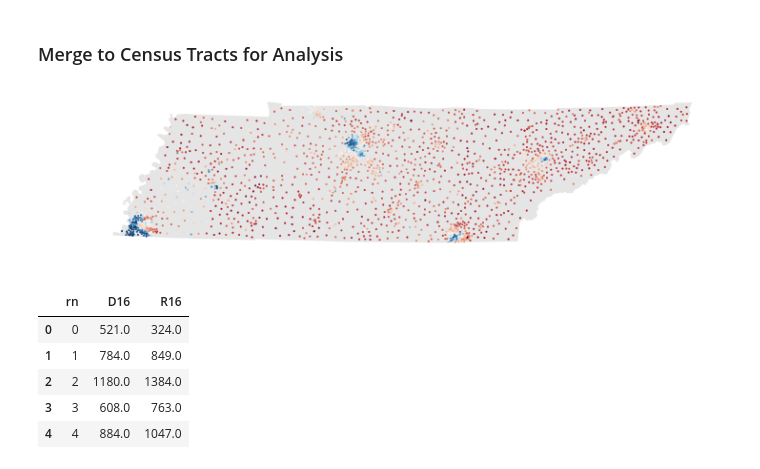
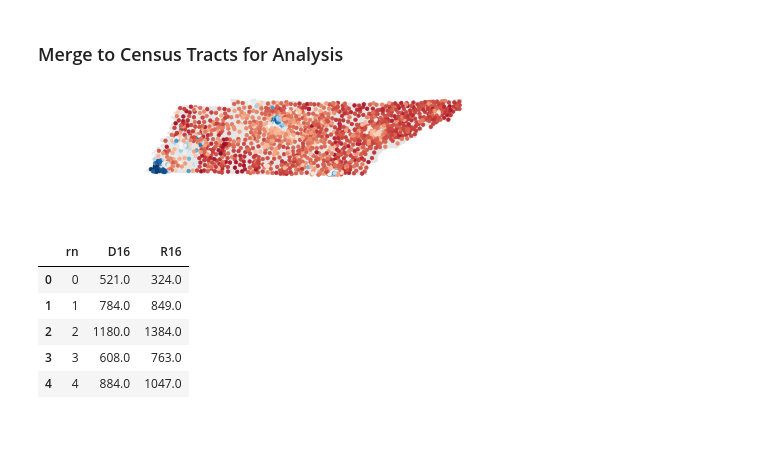
Before and after one commit to JamesSaxon/dist_analysis, a Jupyter notebook: voting/tn_mapping.ipynb, the cells around one changed output. Cells and saved outputs as stored; diff of their text form; code cells hidden in the pictures; blank space fills up the shorter version.

```diff
--- a/voting/tn_mapping.ipynb
+++ b/voting/tn_mapping.ipynb
@@ -185,14 +190,14 @@ output_geojson(tn_merge.set_geometry(tn_merge.geometry.simplify(10)),
 # %% [markdown]
 ### Merge to Census Tracts for Analysis
 # %%
-tr_rn = get_tr_rn(usps, epsg)
+tr_rn = get_tr_rn(usps).to_crs(epsg = epsg)
 tn = gpd.read_file(fname + "tennessee.shp").to_crs(epsg = epsg)
 # %%
-ax = tr_rn.plot(color = "k", alpha = 0.1, figsize = (12, 12))
-tn.set_geometry(tn.centroid).plot(markersize = 3, column = "DFrac", cmap = "RdBu", ax = ax)
+ax = tr_rn.plot(color = "k", alpha = 0.1, figsize = (3, 3))
+tn.set_geometry(tn.centroid).plot(markersize = 3, column = "DFrac", cmap = "RdBu", vmin = 0, vmax = 1, ax = ax)
 ax.set_axis_off()
 # %% [output]
-[figure, old version]
+[figure, new version]
 # %%
 merge_tract_number(tr_rn, tn)[["D16", "R16"]].to_csv("votes/tn.csv")
 # %%
```
Also changed, not shown: parts of 5 cells of this notebook, 11 other files.
